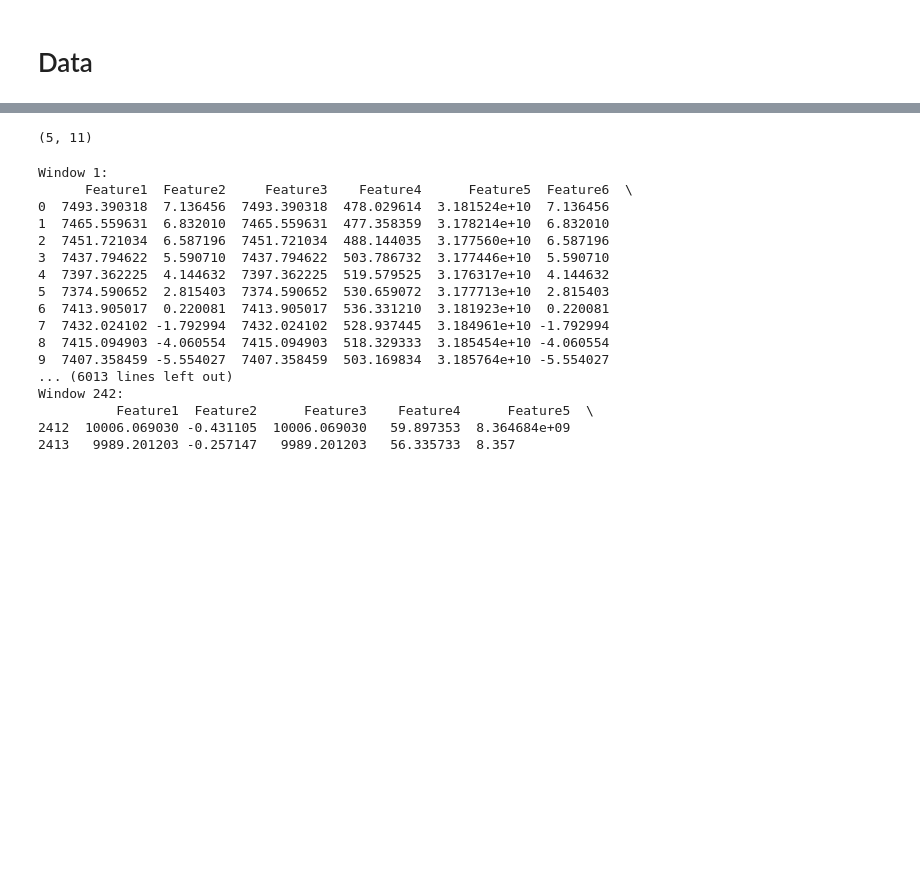
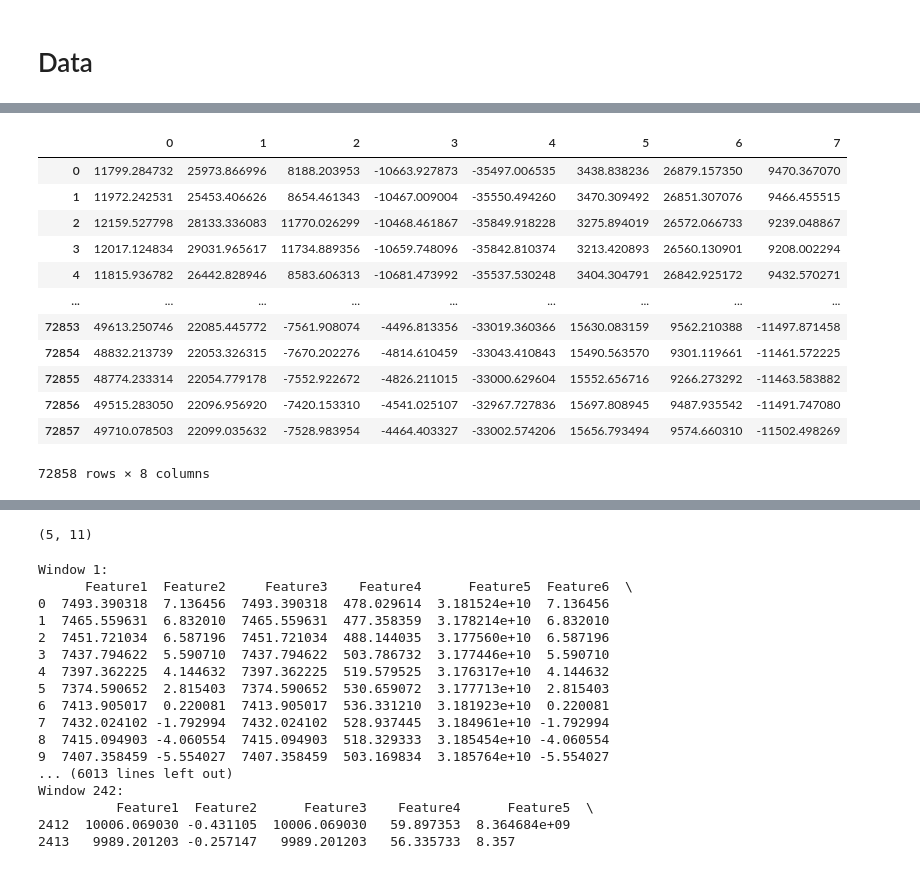
Before and after one commit to gionnidamico/dual-ViT-with-signal-multimodality, a Jupyter notebook: test.ipynb, the cells around one changed output, grey strips where cells are left out. Cells and saved outputs as stored; diff of their text form; code cells hidden in the pictures; blank space fills up the shorter version.

```diff
--- a/test.ipynb
+++ b/test.ipynb
@@ -27,0 +13,16 @@ comb
+# %%
+eeg1
+# %% [output]
+|  | 0 | 1 | 2 | 3 | 4 | 5 | 6 | 7 |
+| 0 | 11799.284732 | 25973.866996 | 8188.203953 | -10663.927873 | -35497.006535 | 3438.838236 | 26879.157350 | 9470.367070 |
+| 1 | 11972.242531 | 25453.406626 | 8654.461343 | -10467.009004 | -35550.494260 | 3470.309492 | 26851.307076 | 9466.455515 |
+| 2 | 12159.527798 | 28133.336083 | 11770.026299 | -10468.461867 | -35849.918228 | 3275.894019 | 26572.066733 | 9239.048867 |
+| 3 | 12017.124834 | 29031.965617 | 11734.889356 | -10659.748096 | -35842.810374 | 3213.420893 | 26560.130901 | 9208.002294 |
+| 4 | 11815.936782 | 26442.828946 | 8583.606313 | -10681.473992 | -35537.530248 | 3404.304791 | 26842.925172 | 9432.570271 |
+| ... | ... | ... | ... | ... | ... | ... | ... | ... |
+| 72853 | 49613.250746 | 22085.445772 | -7561.908074 | -4496.813356 | -33019.360366 | 15630.083159 | 9562.210388 | -11497.871458 |
+| 72854 | 48832.213739 | 22053.326315 | -7670.202276 | -4814.610459 | -33043.410843 | 15490.563570 | 9301.119661 | -11461.572225 |
+| 72855 | 48774.233314 | 22054.779178 | -7552.922672 | -4826.211015 | -33000.629604 | 15552.656716 | 9266.273292 | -11463.583882 |
+| 72856 | 49515.283050 | 22096.956920 | -7420.153310 | -4541.025107 | -32967.727836 | 15697.808945 | 9487.935542 | -11491.747080 |
+| 72857 | 49710.078503 | 22099.035632 | -7528.983954 | -4464.403327 | -33002.574206 | 15656.793494 | 9574.660310 | -11502.498269 |
+72858 rows × 8 columns
```
Also changed, not shown: parts of 5 cells of this notebook.
